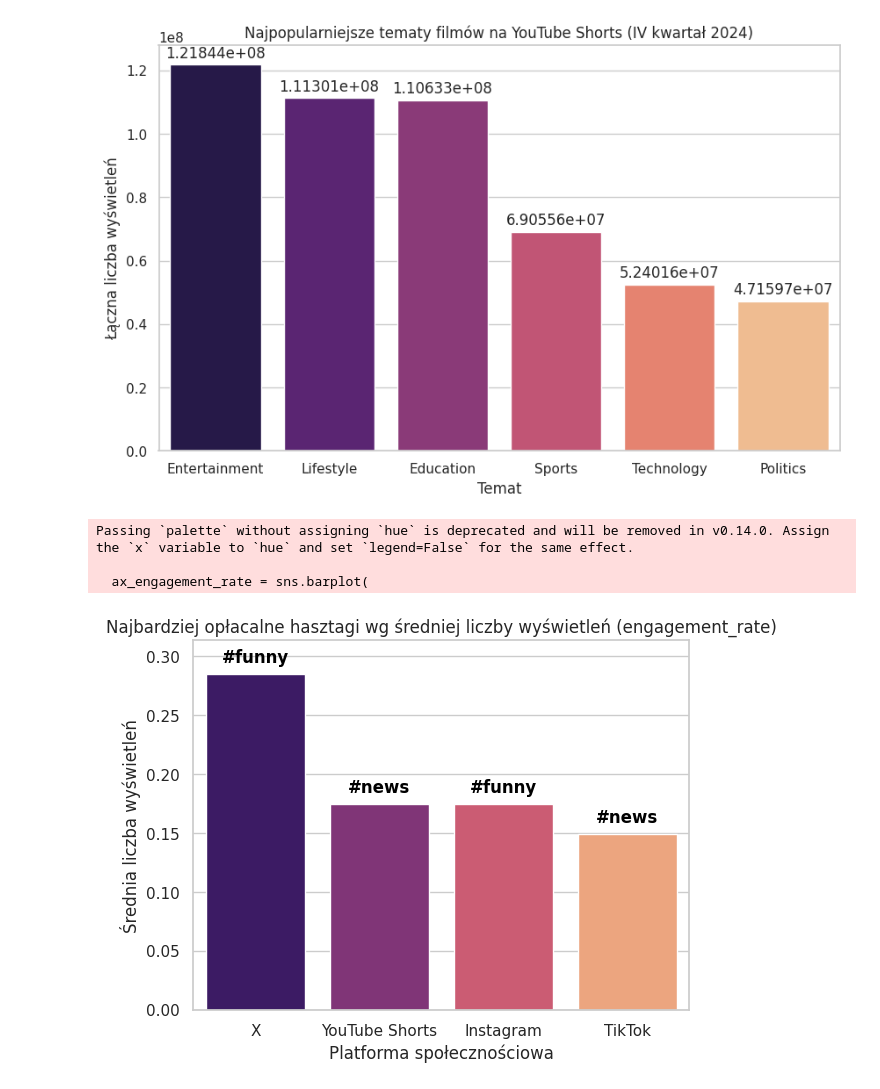
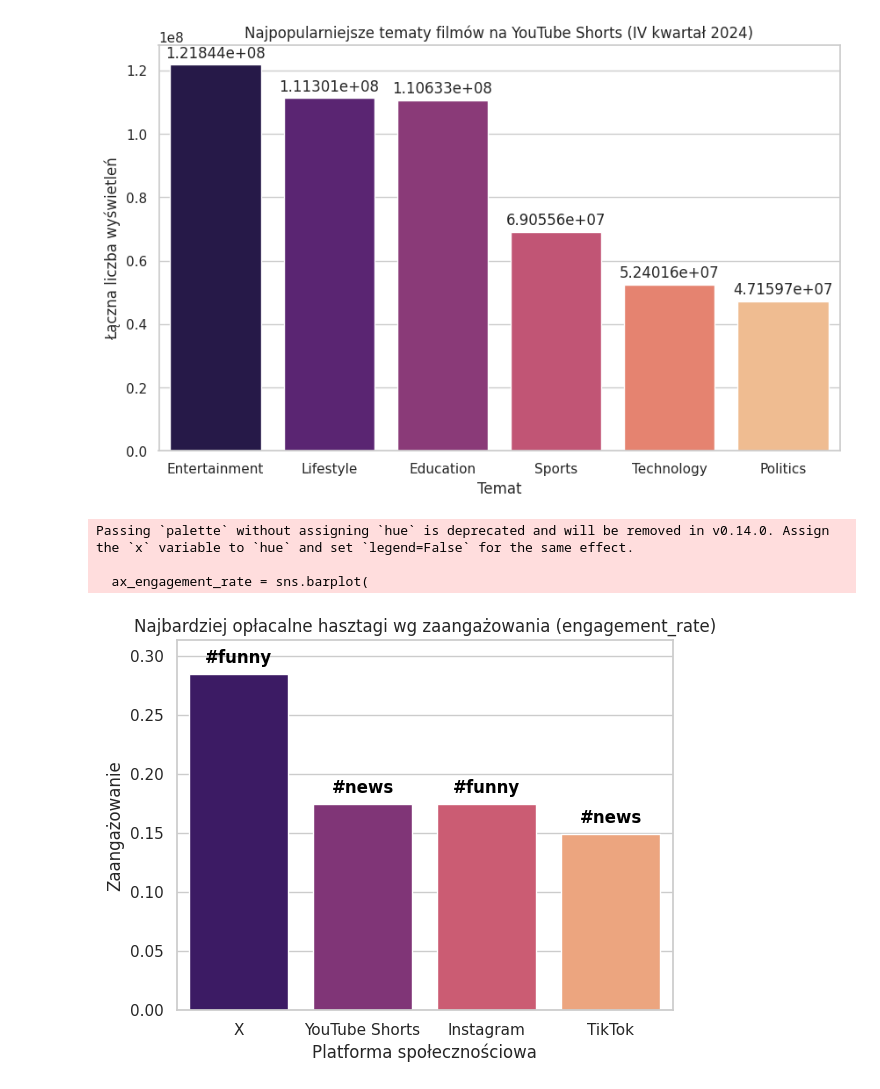
Before and after one commit to Zajecia-na-PWr-LR/lista-1-PJ0506, a Jupyter notebook: UczenieMaszynowe_25_26_Lista1.ipynb, the cells around one changed output. Cells and saved outputs as stored; diff of their text form; code cells hidden in the pictures.

```diff
--- a/UczenieMaszynowe_25_26_Lista1.ipynb
+++ b/UczenieMaszynowe_25_26_Lista1.ipynb
@@ -235,33 +235,33 @@ data_exploded = data.explode('hashtag_list')
 hashtag_engagement_rate = data_exploded.groupby(['platform', 'hashtag_list'])['engagement_rate'].mean().reset_index()
 idx_engagement_rate = hashtag_engagement_rate.groupby('platform')['engagement_rate'].idxmax()
 best_hashtags_engagement_rate = hashtag_engagement_rate.loc[idx_engagement_rate].sort_values(by='engagement_rate', ascending=False)
 plt.ticklabel_format(style='plain', axis='y')
 ax_engagement_rate = sns.barplot(
     data=best_hashtags_engagement_rate,
     x='platform',
     y='engagement_rate',
     palette='magma'
 )
 
-plt.title('Najbardziej opłacalne hasztagi wg średniej liczby wyświetleń (engagement_rate)')
+plt.title('Najbardziej opłacalne hasztagi wg zaangażowania (engagement_rate)')
 plt.xlabel('Platforma społecznościowa')
-plt.ylabel('Średnia liczba wyświetleń')
+plt.ylabel('Zaangażowanie')
 plt.ylim(0, best_hashtags_engagement_rate['engagement_rate'].max() * 1.1)
 for j, bar in enumerate(ax_engagement_rate.patches):
       hashtag_name = best_hashtags_engagement_rate.iloc[j]['hashtag_list']
       ax_engagement_rate.annotate(
           hashtag_name,
           xy=(bar.get_x() + bar.get_width() / 2, bar.get_height()),
           xytext=(0, 5),
           textcoords="offset points",
           ha='center',
           va='bottom',
           fontsize=12,
           fontweight='bold',
           color='black'
       )
 # %% [output]
 Passing `palette` without assigning `hue` is deprecated and will be removed in v0.14.0. Assign the `x` variable to `hue` and set `legend=False` for the same effect.
 
   ax_engagement_rate = sns.barplot(
-[figure, old version]
+[figure, new version]
```
